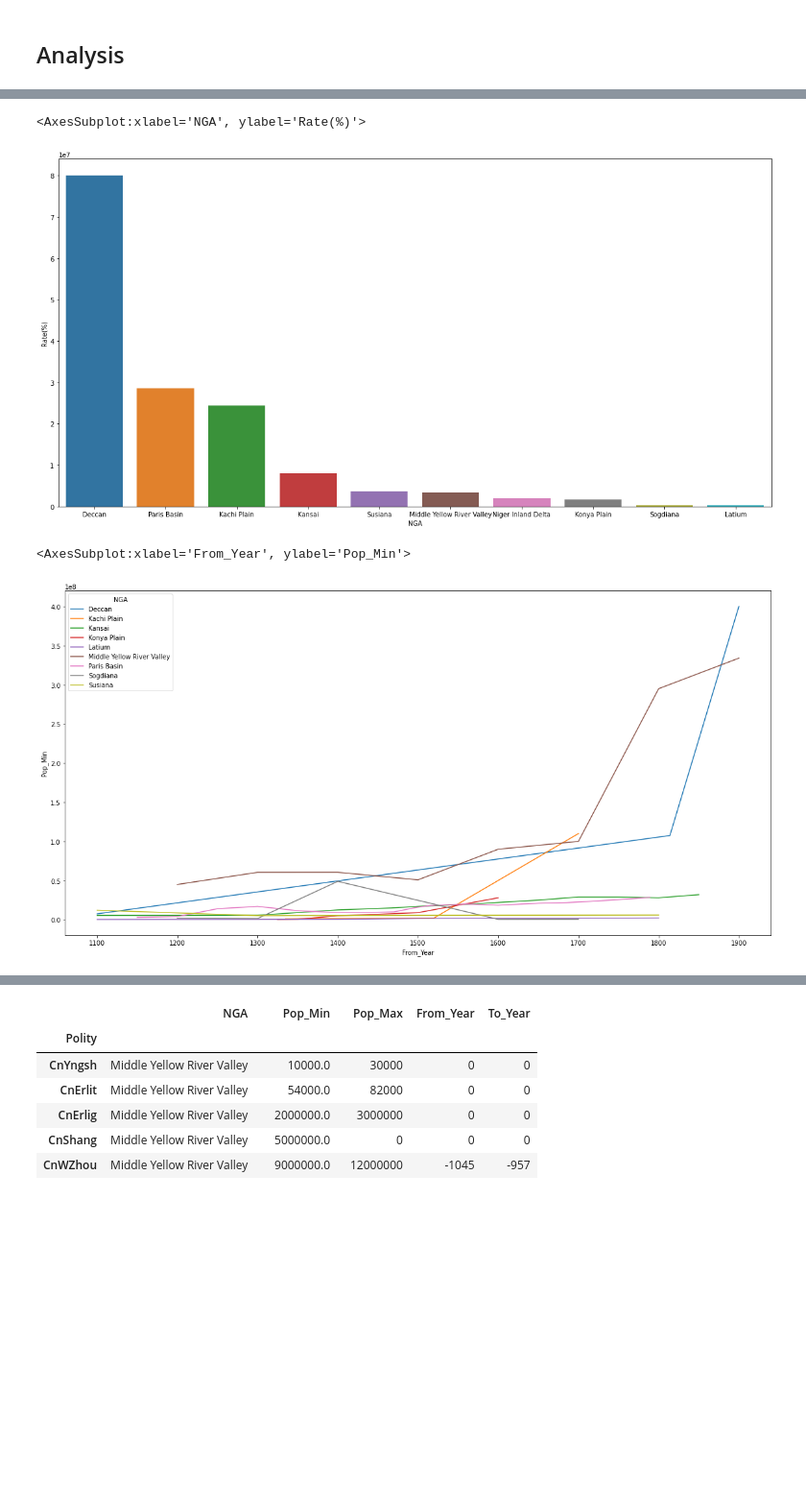
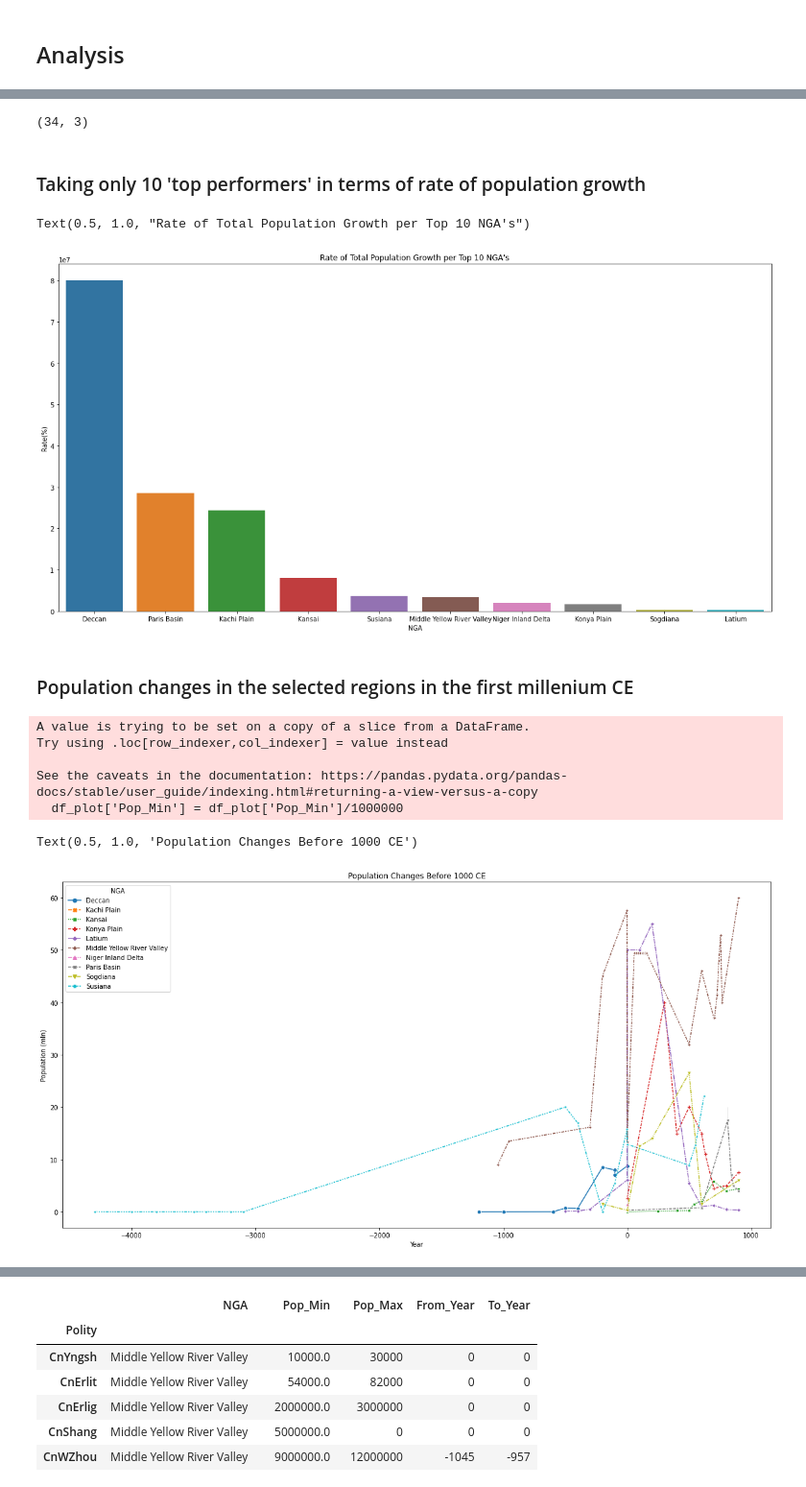
Before and after one commit to vipervit/seshat, a Jupyter notebook: populations.ipynb, the cells around one changed output, grey strips where cells are left out. Shown at 96% size. Saved outputs shown, nothing was run; the diff lists cells and outputs as text; code cells hidden in the pictures; blank space fills up the shorter version.

```diff
--- a/populations.ipynb
+++ b/populations.ipynb
@@ -226,15 +220,34 @@ df_rate
+# %%
+df_rate.shape
+# %% [output]
+(34, 3)
+# %% [markdown]
+### Taking only 10 'top performers' in terms of rate of population growth
 # %%
 df_top = df_rate.head(10)
 # %%
 plt.figure(figsize=(20, 10))
-sns.barplot(data=df_top, x=df_top.index, y='Rate(%)')
+plot=sns.barplot(data=df_top, x=df_top.index, y='Rate(%)')
+plot.set_title('Rate of Total Population Growth per Top 10 NGA\'s')
 # %% [output]
-<AxesSubplot:xlabel='NGA', ylabel='Rate(%)'>
+Text(0.5, 1.0, "Rate of Total Population Growth per Top 10 NGA's")
-[figure, old version]
+[figure, new version]
+# %% [markdown]
+### Population changes in the selected regions in the first millenium CE
 # %%
-df_plot = df_pops[(df_pops['NGA'].isin(df_top.index)) & (df_pops['From_Year']>1000)]
+df_plot = df_pops[df_pops['NGA'].isin(df_top.index) & (df_pops['From_Year']<1000)]
+df_plot['Pop_Min'] = df_plot['Pop_Min']/1000000
 plt.figure(figsize=(20, 10))
-sns.lineplot(data=df_plot, x='From_Year', y='Pop_Min', hue='NGA')
+plt.ticklabel_format(style='plain')
+plot=sns.lineplot(data=df_plot, x='From_Year', y='Pop_Min', hue='NGA', style='NGA', markers=True, legend='full')
+plot.set_xlabel('Year')
+plot.set_ylabel('Population (mln)')
+plot.set_title('Population Changes Before 1000 CE')
 # %% [output]
-<AxesSubplot:xlabel='From_Year', ylabel='Pop_Min'>
+A value is trying to be set on a copy of a slice from a DataFrame.
+Try using .loc[row_indexer,col_indexer] = value instead
+
+See the caveats in the documentation: https://pandas.pydata.org/pandas-docs/stable/user_guide/indexing.html#returning-a-view-versus-a-copy
+  df_plot['Pop_Min'] = df_plot['Pop_Min']/1000000
+Text(0.5, 1.0, 'Population Changes Before 1000 CE')
-[figure, old version]
+[figure, new version]
```
Also changed, not shown: parts of 8 cells of this notebook, 1 other file.
